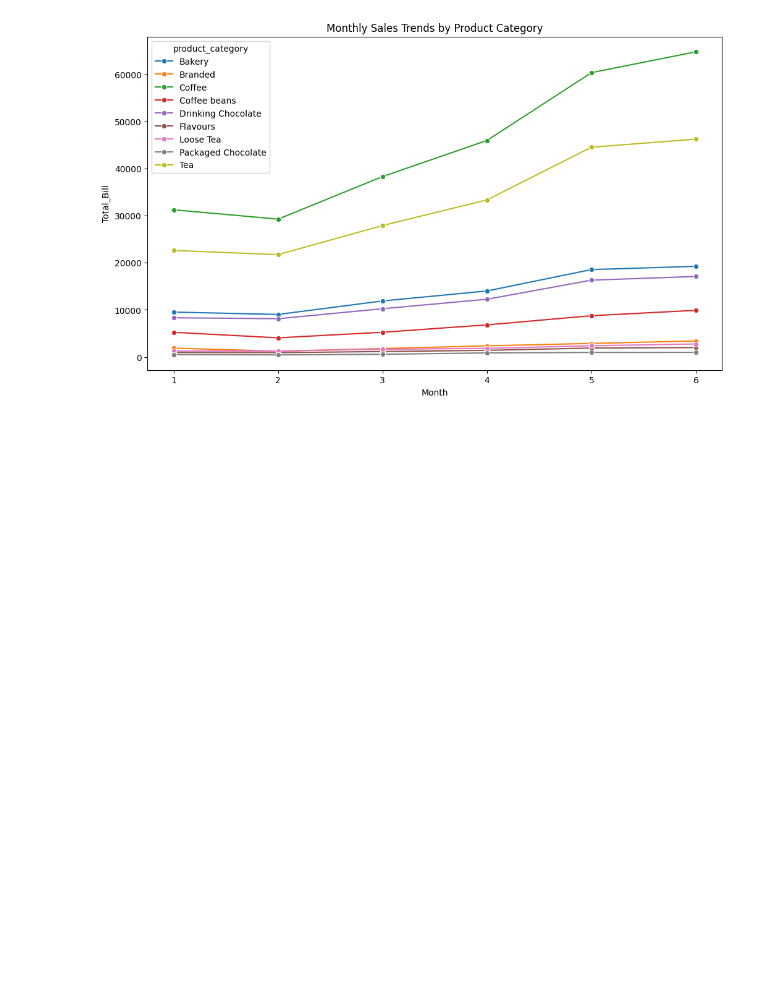
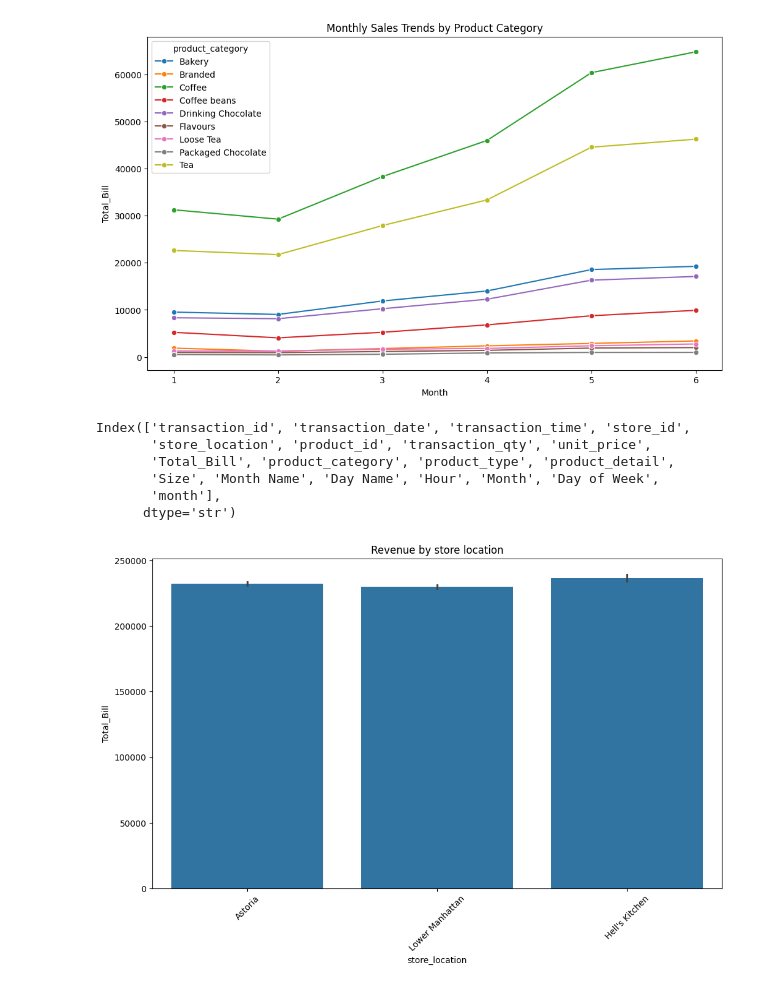
Before and after one commit to Rakesh73971/Coffee_Shop_Sales_Analysis, a Jupyter notebook: main.ipynb, the cells around one changed output. Cells and saved outputs as stored; diff of their text form; code cells hidden in the pictures; blank space fills up the shorter version.

```diff
--- a/main.ipynb
+++ b/main.ipynb
@@ -505,3 +505,25 @@ plt.title('Monthly Sales Trends by Product Category')
 plt.show()
 # %% [output]
 [figure]
+# %%
+print(coffee.columns)
+# %% [output]
+Index(['transaction_id', 'transaction_date', 'transaction_time', 'store_id',
+       'store_location', 'product_id', 'transaction_qty', 'unit_price',
+       'Total_Bill', 'product_category', 'product_type', 'product_detail',
+       'Size', 'Month Name', 'Day Name', 'Hour', 'Month', 'Day of Week',
+       'month'],
+      dtype='str')
+# %%
+plt.figure(figsize=(12,7))
+sns.barplot(
+    data=coffee,
+    x='store_location',
+    y='Total_Bill',
+    estimator=sum
+)
+plt.xticks(rotation=45)
+plt.title('Revenue by store location')
+plt.show()
+# %% [output]
+[figure, added]
```
Also changed, not shown: parts of 4 cells of this notebook.
